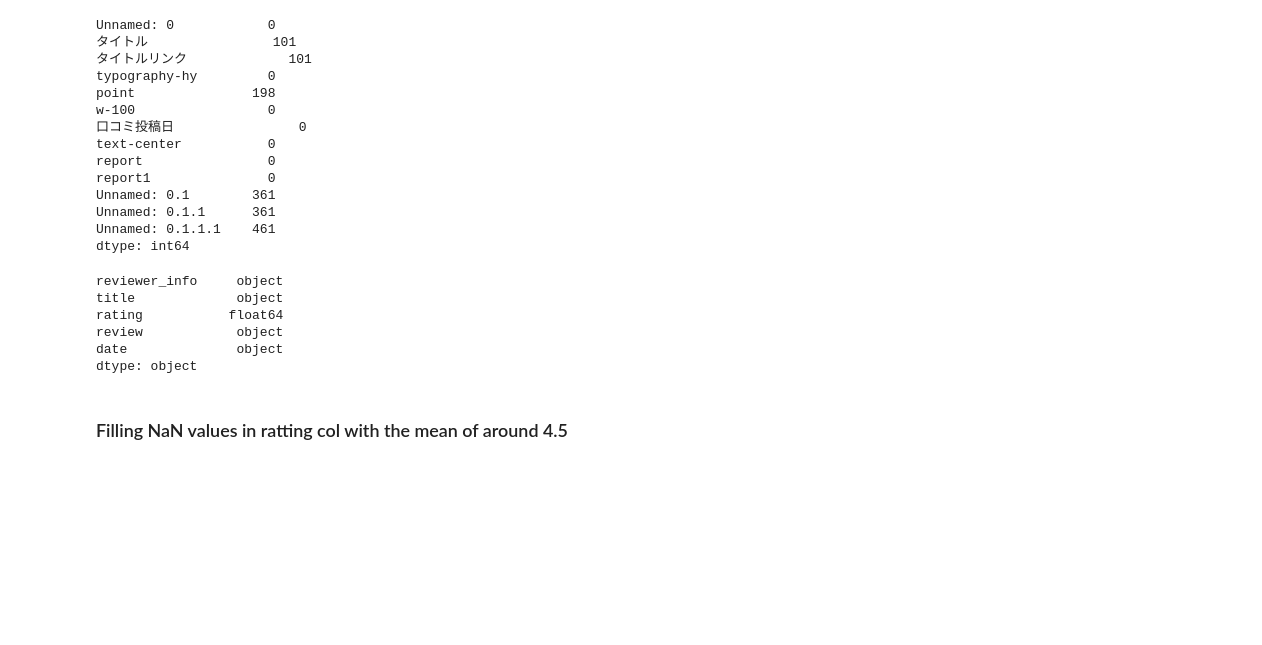
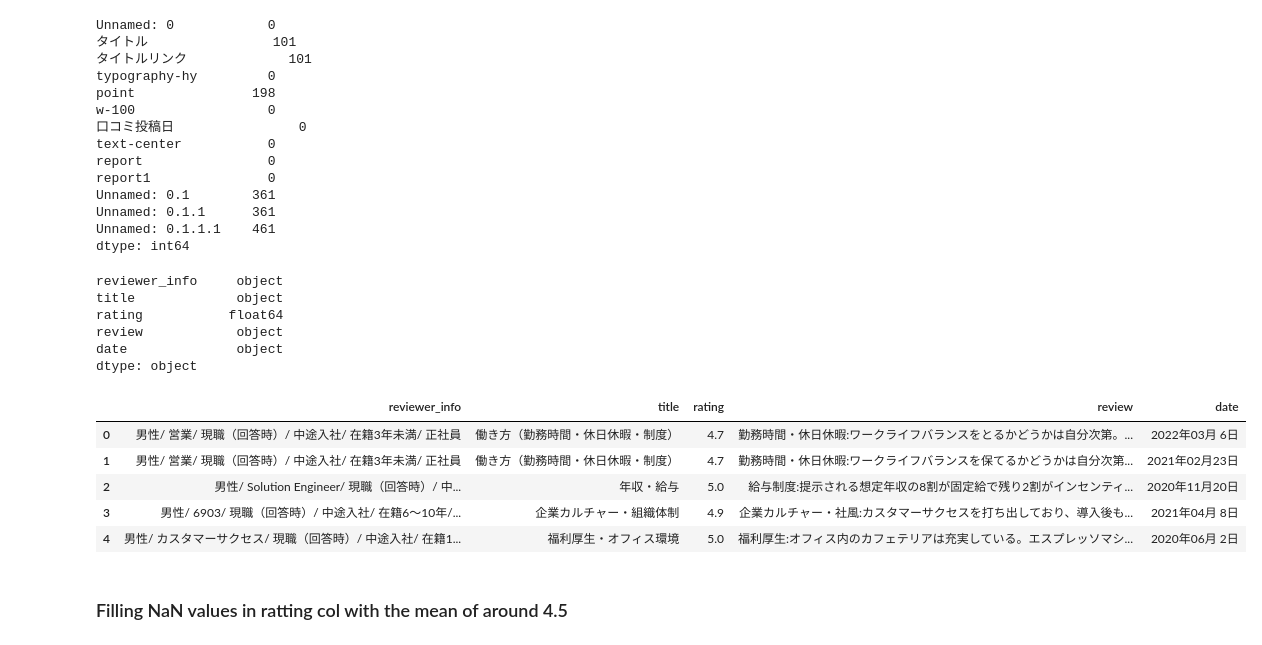
Before and after one commit to hitomi1104/sf_employee_review, a Jupyter notebook: japan/data_cleaning&EDA.ipynb, the cells around one changed output. Saved outputs shown, nothing was run; the diff lists cells and outputs as text; code cells hidden in the pictures; blank space fills up the shorter version.

```diff
--- a/japan/data_cleaning&EDA.ipynb
+++ b/japan/data_cleaning&EDA.ipynb
@@ -112,6 +112,15 @@ date              object
 dtype: object
 # %%
 df.drop_duplicates(inplace = True)
+# %%
+df.head()
+# %% [output]
+|  | reviewer_info | title | rating | review | date |
+| 0 | 男性/ 営業/ 現職（回答時）/ 中途入社/ 在籍3年未満/ 正社員 | 働き方（勤務時間・休日休暇・制度） | 4.7 | 勤務時間・休日休暇:ワークライフバランスをとるかどうかは自分次第。... | 2022年03月 6日 |
+| 1 | 男性/ 営業/ 現職（回答時）/ 中途入社/ 在籍3年未満/ 正社員 | 働き方（勤務時間・休日休暇・制度） | 4.7 | 勤務時間・休日休暇:ワークライフバランスを保てるかどうかは自分次第... | 2021年02月23日 |
+| 2 | 男性/ Solution Engineer/ 現職（回答時）/ 中... | 年収・給与 | 5.0 | 給与制度:提示される想定年収の8割が固定給で残り2割がインセンティ... | 2020年11月20日 |
+| 3 | 男性/ 6903/ 現職（回答時）/ 中途入社/ 在籍6～10年/... | 企業カルチャー・組織体制 | 4.9 | 企業カルチャー・社風:カスタマーサクセスを打ち出しており、導入後も... | 2021年04月 8日 |
+| 4 | 男性/ カスタマーサクセス/ 現職（回答時）/ 中途入社/ 在籍1... | 福利厚生・オフィス環境 | 5.0 | 福利厚生:オフィス内のカフェテリアは充実している。エスプレッソマシ... | 2020年06月 2日 |
 # %% [markdown]
 ### Filling NaN values in ratting col with the mean of around 4.5
 # %%
```
Also changed, not shown: 1 other file.
